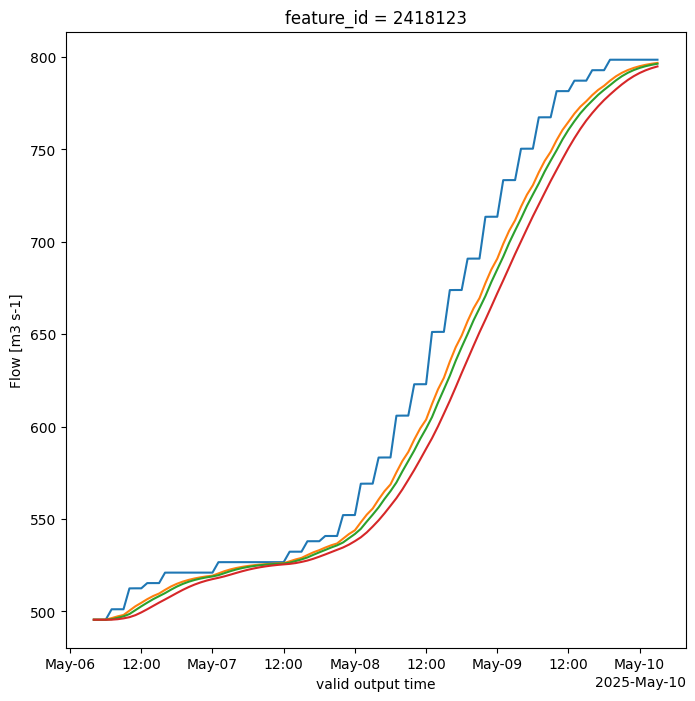
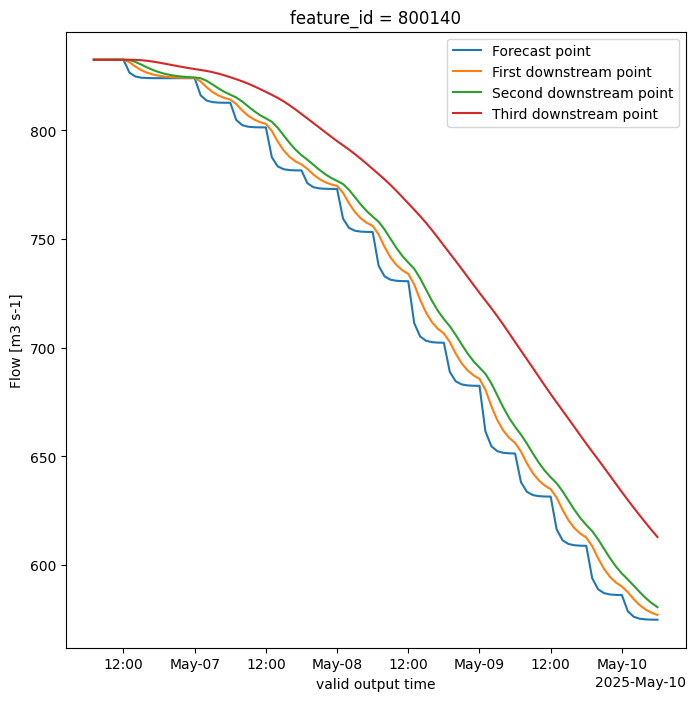
Unified diff of the notebook cell whose output changed from the first chart to the second:
--- before
+++ after
@@ -2,6 +2,7 @@
 
 fig, ax = plt.subplots(figsize=(8, 8))
-ds.sel(feature_id=2418120).flow.plot(ax=ax)
-ds.sel(feature_id=2418121).flow.plot(ax=ax)
-ds.sel(feature_id=2418122).flow.plot(ax=ax)
-ds.sel(feature_id=2418123).flow.plot(ax=ax)
+ds.sel(feature_id=800137).flow.plot(ax=ax, label="Forecast point")
+ds.sel(feature_id=800138).flow.plot(ax=ax, label="First downstream point")
+ds.sel(feature_id=800139).flow.plot(ax=ax, label="Second downstream point")
+ds.sel(feature_id=800140).flow.plot(ax=ax, label="Third downstream point")
+plt.legend()

Commit: adding post_process script for rnr formatting